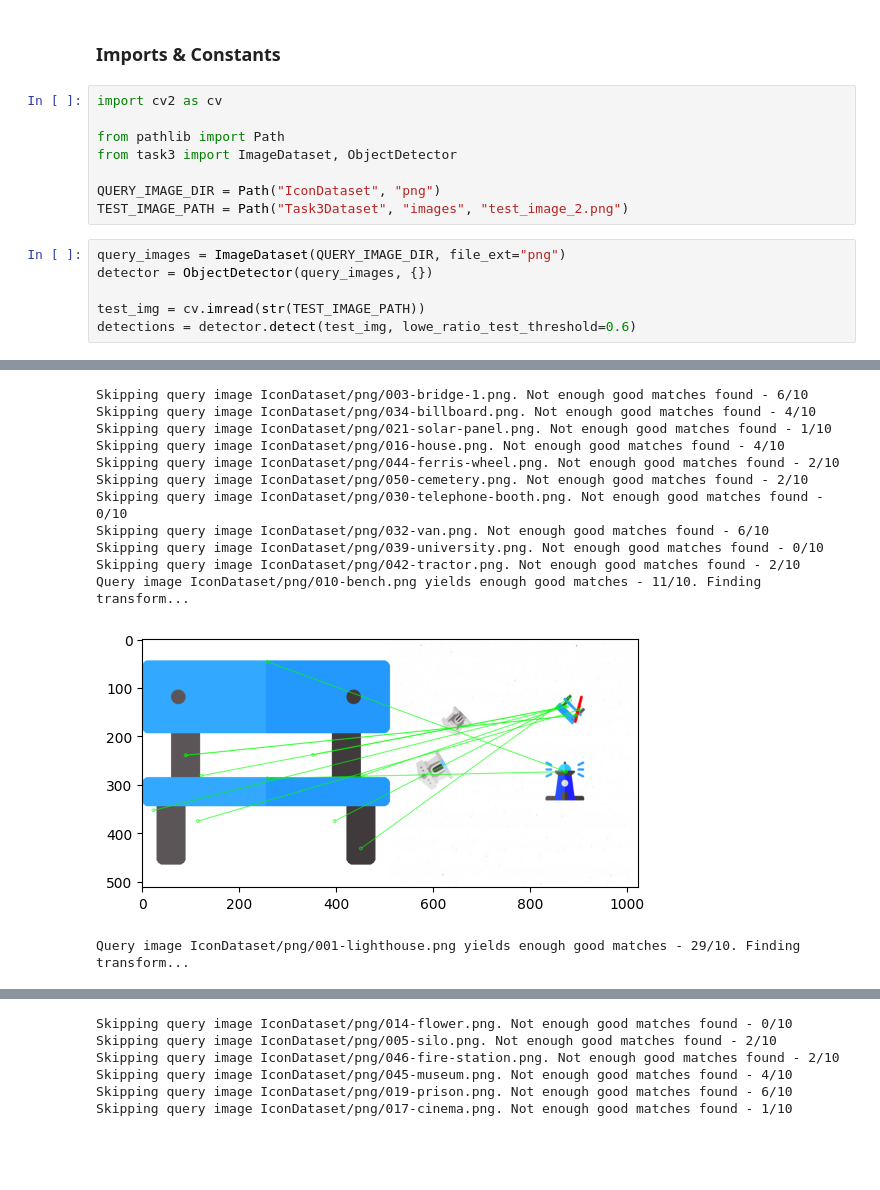
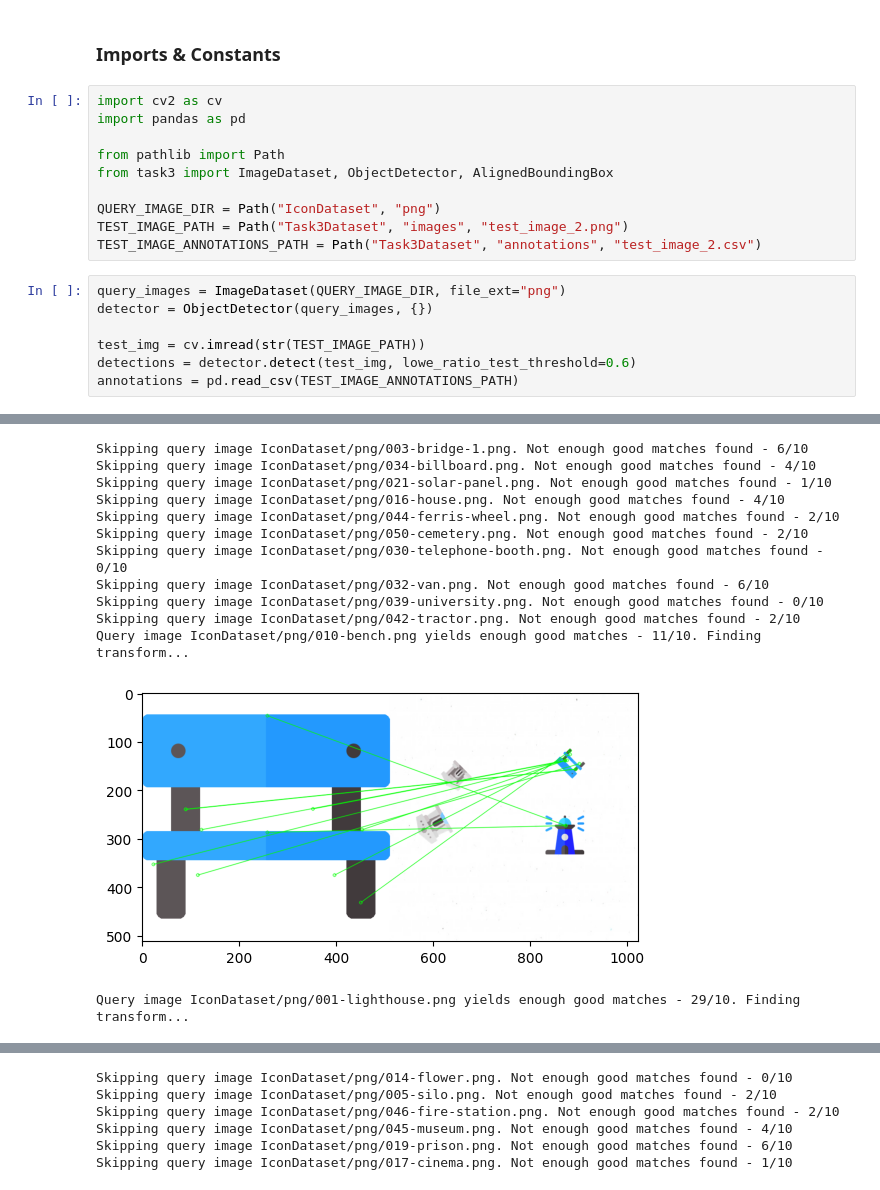
Before and after one commit to coeus-uk/computer-vision, a Jupyter notebook: Task3.ipynb, the cells around one changed output, grey strips where cells are left out. Cells and saved outputs as stored; diff of their text form; blank space fills up the shorter version.

```diff
--- a/Task3.ipynb
+++ b/Task3.ipynb
@@ -51,18 +51,21 @@ You are *not* allowed to use the `cv2.matchTemplate` or `cv2.BFMatcher`.
 ### Imports & Constants
 # %%
 import cv2 as cv
+import pandas as pd
 
 from pathlib import Path
-from task3 import ImageDataset, ObjectDetector
+from task3 import ImageDataset, ObjectDetector, AlignedBoundingBox
 
 QUERY_IMAGE_DIR = Path("IconDataset", "png")
 TEST_IMAGE_PATH = Path("Task3Dataset", "images", "test_image_2.png")
+TEST_IMAGE_ANNOTATIONS_PATH = Path("Task3Dataset", "annotations", "test_image_2.csv")
 # %%
 query_images = ImageDataset(QUERY_IMAGE_DIR, file_ext="png")
 detector = ObjectDetector(query_images, {})
 
 test_img = cv.imread(str(TEST_IMAGE_PATH))
 detections = detector.detect(test_img, lowe_ratio_test_threshold=0.6)
+annotations = pd.read_csv(TEST_IMAGE_ANNOTATIONS_PATH)
 # %% [output]
 Skipping query image IconDataset/png/009-airport.png. Not enough good matches found - 6/10
 Skipping query image IconDataset/png/033-hydrant.png. Not enough good matches found - 0/10
@@ -82,34 +85,34 @@ Query image IconDataset/png/008-courthouse.png yields enough good matches - 14/1
 Skipping query image IconDataset/png/007-supermarket.png. Not enough good matches found - 7/10
 Skipping query image IconDataset/png/004-bridge.png. Not enough good matches found - 5/10
 Skipping query image IconDataset/png/029-theater.png. Not enough good matches found - 4/10
 Skipping query image IconDataset/png/049-school.png. Not enough good matches found - 0/10
 Skipping query image IconDataset/png/047-restaurant.png. Not enough good matches found - 7/10
 Skipping query image IconDataset/png/013-water-well.png. Not enough good matches found - 6/10
 Skipping query image IconDataset/png/011-trash.png. Not enough good matches found - 4/10
 Skipping query image IconDataset/png/022-car.png. Not enough good matches found - 2/10
 Skipping query image IconDataset/png/015-barn.png. Not enough good matches found - 1/10
 Skipping query image IconDataset/png/048-hospital.png. Not enough good matches found - 4/10
 Skipping query image IconDataset/png/024-fountain.png. Not enough good matches found - 2/10
 Skipping query image IconDataset/png/035-police.png. Not enough good matches found - 7/10
 Skipping query image IconDataset/png/027-gas-station.png. Not enough good matches found - 7/10
 Skipping query image IconDataset/png/031-field.png. Not enough good matches found - 5/10
 Skipping query image IconDataset/png/036-hotel.png. Not enough good matches found - 2/10
 Skipping query image IconDataset/png/020-atm.png. Not enough good matches found - 0/10
 Skipping query image IconDataset/png/038-library.png. Not enough good matches found - 1/10
 Query image IconDataset/png/018-bank.png yields enough good matches - 11/10. Finding transform...
 [figure]
 Skipping query image IconDataset/png/003-bridge-1.png. Not enough good matches found - 6/10
 Skipping query image IconDataset/png/034-billboard.png. Not enough good matches found - 4/10
 Skipping query image IconDataset/png/021-solar-panel.png. Not enough good matches found - 1/10
 Skipping query image IconDataset/png/016-house.png. Not enough good matches found - 4/10
 Skipping query image IconDataset/png/044-ferris-wheel.png. Not enough good matches found - 2/10
 Skipping query image IconDataset/png/050-cemetery.png. Not enough good matches found - 2/10
 Skipping query image IconDataset/png/030-telephone-booth.png. Not enough good matches found - 0/10
 Skipping query image IconDataset/png/032-van.png. Not enough good matches found - 6/10
 Skipping query image IconDataset/png/039-university.png. Not enough good matches found - 0/10
 Skipping query image IconDataset/png/042-tractor.png. Not enough good matches found - 2/10
 Query image IconDataset/png/010-bench.png yields enough good matches - 11/10. Finding transform...
-[figure, old version]
+[figure, new version]
 Query image IconDataset/png/001-lighthouse.png yields enough good matches - 29/10. Finding transform...
 [figure]
 Skipping query image IconDataset/png/014-flower.png. Not enough good matches found - 0/10
```
Also changed, not shown: parts of 2 cells of this notebook, 1 other file.
